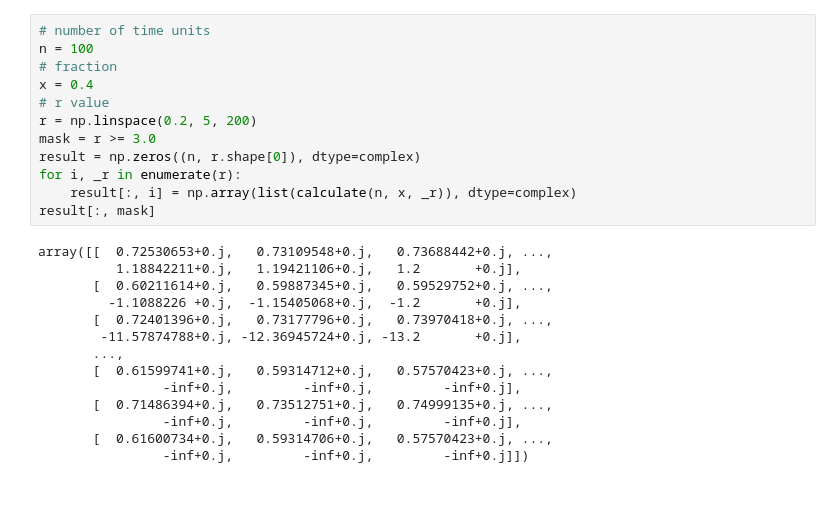
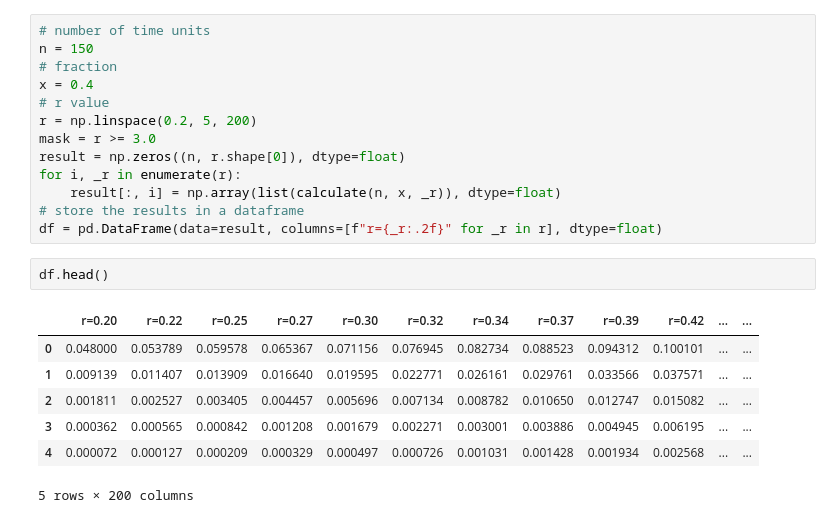
Before and after one commit to juliandwain/agora, a Jupyter notebook: analysis/logistic_map.ipynb, the cells around one changed output. Cells and saved outputs as stored; diff of their text form; blank space fills up the shorter version.

```diff
--- a/analysis/logistic_map.ipynb
+++ b/analysis/logistic_map.ipynb
@@ -13,29 +60,26 @@ def calculate(n, x, r):
 # %%
 # number of time units
-n = 100
+n = 150
 # fraction
 x = 0.4
 # r value
 r = np.linspace(0.2, 5, 200)
 mask = r >= 3.0
-result = np.zeros((n, r.shape[0]), dtype=complex)
+result = np.zeros((n, r.shape[0]), dtype=float)
 for i, _r in enumerate(r):
-    result[:, i] = np.array(list(calculate(n, x, _r)), dtype=complex)
-result[:, mask]
+    result[:, i] = np.array(list(calculate(n, x, _r)), dtype=float)
+# store the results in a dataframe
+df = pd.DataFrame(data=result, columns=[f"r={_r:.2f}" for _r in r], dtype=float)
-# %% [output]
-array([[  0.72530653+0.j,   0.73109548+0.j,   0.73688442+0.j, ...,
-          1.18842211+0.j,   1.19421106+0.j,   1.2       +0.j],
-       [  0.60211614+0.j,   0.59887345+0.j,   0.59529752+0.j, ...,
-         -1.1088226 +0.j,  -1.15405068+0.j,  -1.2       +0.j],
-       [  0.72401396+0.j,   0.73177796+0.j,   0.73970418+0.j, ...,
-        -11.57874788+0.j, -12.36945724+0.j, -13.2       +0.j],
-       ...,
-       [  0.61599741+0.j,   0.59314712+0.j,   0.57570423+0.j, ...,
-                -inf+0.j,         -inf+0.j,         -inf+0.j],
-       [  0.71486394+0.j,   0.73512751+0.j,   0.74999135+0.j, ...,
-                -inf+0.j,         -inf+0.j,         -inf+0.j],
-       [  0.61600734+0.j,   0.59314706+0.j,   0.57570423+0.j, ...,
-                -inf+0.j,         -inf+0.j,         -inf+0.j]])
+# %%
+df.head()
+# %% [output]
+|  | r=0.20 | r=0.22 | r=0.25 | r=0.27 | r=0.30 | r=0.32 | r=0.34 | r=0.37 | r=0.39 | r=0.42 | ... | ... |
+| 0 | 0.048000 | 0.053789 | 0.059578 | 0.065367 | 0.071156 | 0.076945 | 0.082734 | 0.088523 | 0.094312 | 0.100101 | ... | ... |
+| 1 | 0.009139 | 0.011407 | 0.013909 | 0.016640 | 0.019595 | 0.022771 | 0.026161 | 0.029761 | 0.033566 | 0.037571 | ... | ... |
+| 2 | 0.001811 | 0.002527 | 0.003405 | 0.004457 | 0.005696 | 0.007134 | 0.008782 | 0.010650 | 0.012747 | 0.015082 | ... | ... |
+| 3 | 0.000362 | 0.000565 | 0.000842 | 0.001208 | 0.001679 | 0.002271 | 0.003001 | 0.003886 | 0.004945 | 0.006195 | ... | ... |
+| 4 | 0.000072 | 0.000127 | 0.000209 | 0.000329 | 0.000497 | 0.000726 | 0.001031 | 0.001428 | 0.001934 | 0.002568 | ... | ... |
+5 rows × 200 columns
 # %%
 nrows, ncols = 1, 2
 fig1 = plt.figure(figsize=(10, 5))
```
Also changed, not shown: parts of 4 cells of this notebook.
